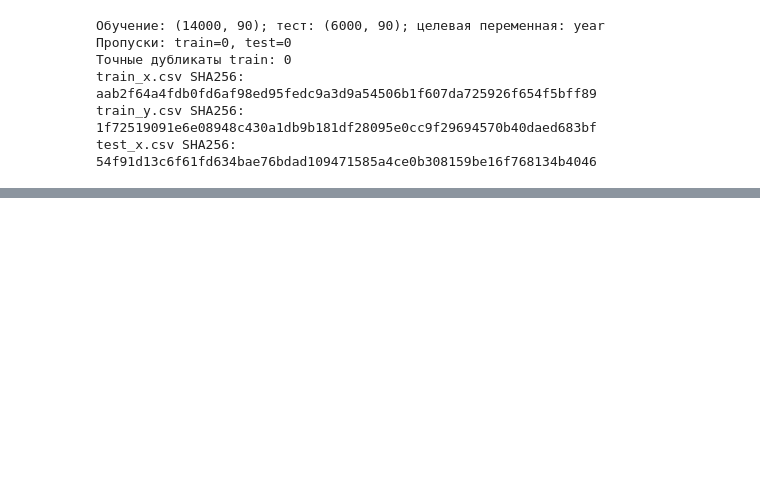
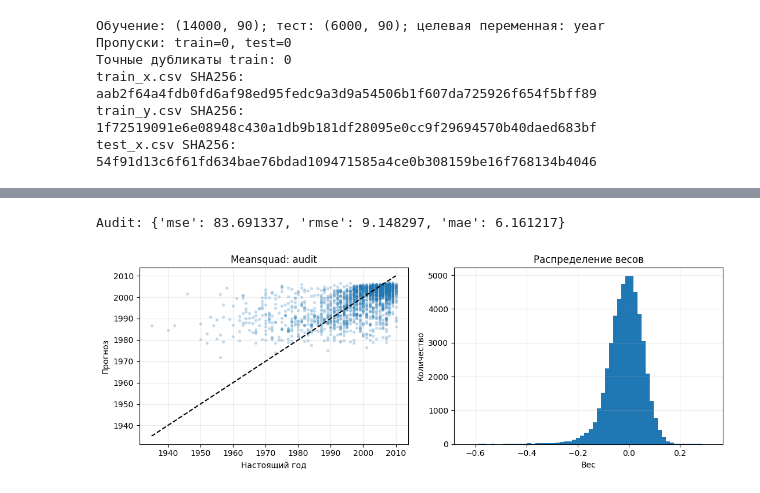
Before and after one commit to alice3e/spbu_dl_2026, a Jupyter notebook: homeworks/task4.ipynb, the cells around one changed output, grey strips where cells are left out. Drawn from its saved outputs; the diff is of its cells as text; code cells hidden in the pictures; blank space fills up the shorter version.

```diff
--- a/homeworks/task4.ipynb
+++ b/homeworks/task4.ipynb
@@ -821,0 +504,17 @@ MAE — **6.4261** года. RMSE на **15.96%** ниже ошибки конс
+# %%
+audit_prediction = predict(custom_run["model"], custom_run["preprocessing"].transform(X[audit_idx]))
+audit_metrics = regression_metrics(audit_prediction, y[audit_idx])
+print("Audit:", {name: round(value, 6) for name, value in audit_metrics.items()})
+fig, axes = plt.subplots(1, 2, figsize=(11, 4))
+axes[0].scatter(y[audit_idx].tolist(), audit_prediction.tolist(), s=8, alpha=0.2)
+low, high = float(y[audit_idx].min()), float(y[audit_idx].max())
+axes[0].plot([low, high], [low, high], "k--")
+axes[0].set(xlabel="Настоящий год", ylabel="Прогноз", title="Meansquad: audit")
+weights = torch.cat([p.detach().flatten() for p in custom_run["model"].parameters() if p.ndim >= 2])
+axes[1].hist(weights.tolist(), bins=60)
+axes[1].set(xlabel="Вес", ylabel="Количество", title="Распределение весов")
+fig.tight_layout()
+plt.show()
+# %% [output]
+Audit: {'mse': 83.691337, 'rmse': 9.148297, 'mae': 6.161217}
+[figure, added]
```
Also changed, not shown: parts of 37 cells of this notebook, 9 other files.
